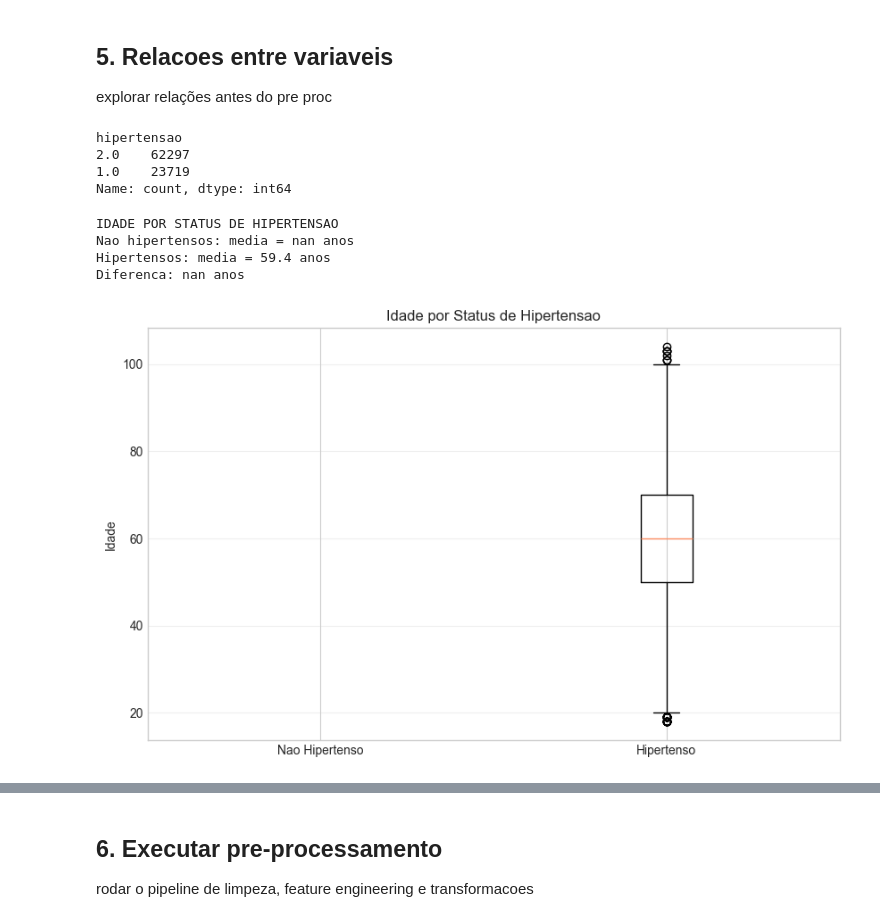
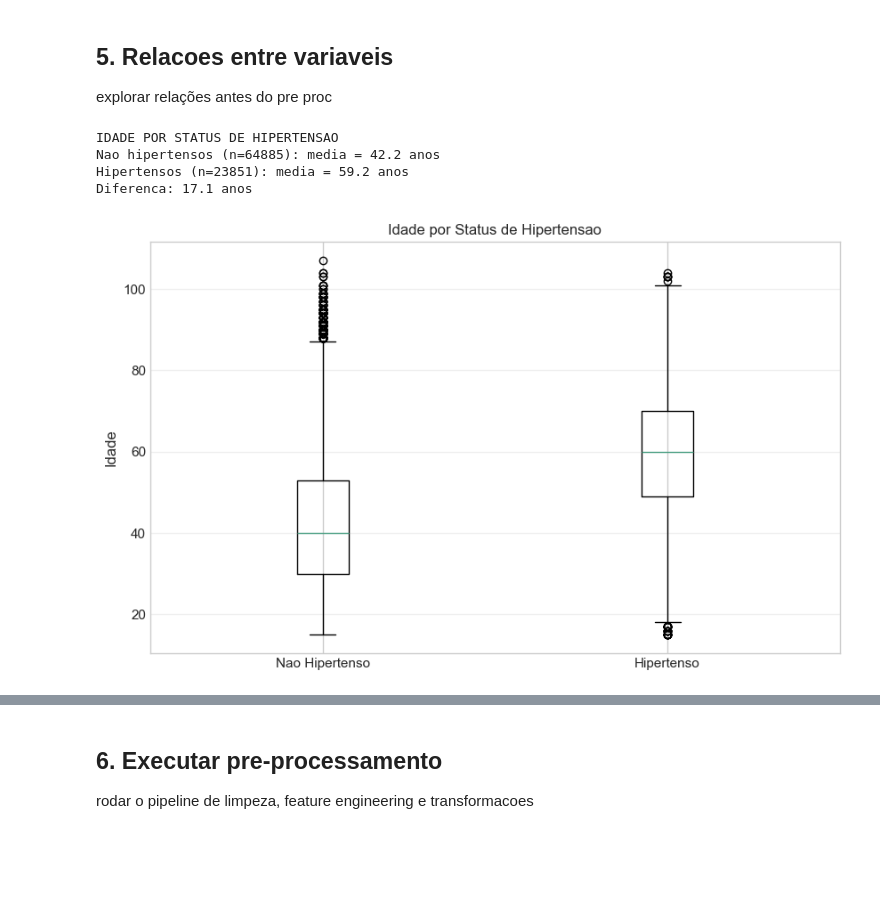
Before and after one commit to joaovictorwg/pns-dss-ncd-ml, a Jupyter notebook: notebooks/analise_exploratoria.ipynb, the cells around one changed output, grey strips where cells are left out. Cells and saved outputs as stored; diff of their text form; code cells hidden in the pictures; blank space fills up the shorter version.

```diff
--- a/notebooks/analise_exploratoria.ipynb
+++ b/notebooks/analise_exploratoria.ipynb
@@ -487,34 +426,42 @@ Skewness log: -1.80
 ## 5. Relacoes entre variaveis
 
 explorar relações antes do pre proc
-# %%
-df['hipertensao'].value_counts()
-# %% [output]
-hipertensao
-2.0    62297
-1.0    23719
-Name: count, dtype: int64
 # %%
 # idade x hipertensao
-print("IDADE POR STATUS DE HIPERTENSAO")
+print('IDADE POR STATUS DE HIPERTENSAO')
 
-df_valid = df[df['hipertensao'].notna()]
-idade_nao_hipertenso = df_valid[df_valid['hipertensao'] == 0]['idade']
-idade_hipertenso = df_valid[df_valid['hipertensao'] == 1]['idade']
+s_hip = pd.to_numeric(df_selected['hipertensao'], errors='coerce')
+df_valid = df_selected.copy()
+if set(s_hip.dropna().unique()).issubset({1, 2, 9}):
+    df_valid['hipertensao_bin'] = s_hip.map({1: 1, 2: 0, 9: np.nan})
+elif set(s_hip.dropna().unique()).issubset({0, 1}):
+    df_valid['hipertensao_bin'] = s_hip
+else:
+    df_valid['hipertensao_bin'] = s_hip.map({1: 1, 2: 0, 0: 0, 9: np.nan})
+df_valid = df_valid.dropna(subset=['hipertensao_bin'])
 
-print(f"Nao hipertensos: media = {idade_nao_hipertenso.mean():.1f} anos")
-print(f"Hipertensos: media = {idade_hipertenso.mean():.1f} anos")
+idade = pd.to_numeric(df_valid['idade'], errors='coerce')
+h_bin = df_valid['hipertensao_bin']
+
+idade_nao_hipertenso = idade[h_bin == 0].dropna()
+idade_hipertenso = idade[h_bin == 1].dropna()
+
+print(f"Nao hipertensos (n={len(idade_nao_hipertenso)}): media = {idade_nao_hipertenso.mean():.1f} anos")
+print(f"Hipertensos (n={len(idade_hipertenso)}): media = {idade_hipertenso.mean():.1f} anos")
 print(f"Diferenca: {idade_hipertenso.mean() - idade_nao_hipertenso.mean():.1f} anos")
 
-plt.figure(figsize=(10, 6))
-plt.boxplot([idade_nao_hipertenso, idade_hipertenso], labels=['Nao Hipertenso', 'Hipertenso'])
-plt.ylabel('Idade')
-plt.title('Idade por Status de Hipertensao')
-plt.grid(axis='y', alpha=0.3)
-plt.show()
+if len(idade_nao_hipertenso) == 0 or len(idade_hipertenso) == 0:
+    print("Aviso: um dos grupos ficou vazio. Verifique os codigos de 'hipertensao'.")
+else:
+    plt.figure(figsize=(10, 6))
+    plt.boxplot([idade_nao_hipertenso, idade_hipertenso], labels=['Nao Hipertenso', 'Hipertenso'])
+    plt.ylabel('Idade')
+    plt.title('Idade por Status de Hipertensao')
+    plt.grid(axis='y', alpha=0.3)
+    plt.show()
 # %% [output]
 IDADE POR STATUS DE HIPERTENSAO
-Nao hipertensos: media = nan anos
-Hipertensos: media = 59.4 anos
-Diferenca: nan anos
+Nao hipertensos (n=64885): media = 42.2 anos
+Hipertensos (n=23851): media = 59.2 anos
+Diferenca: 17.1 anos
-[figure, old version]
+[figure, new version]
```
Also changed, not shown: parts of 76 cells of this notebook, 58 other files.
